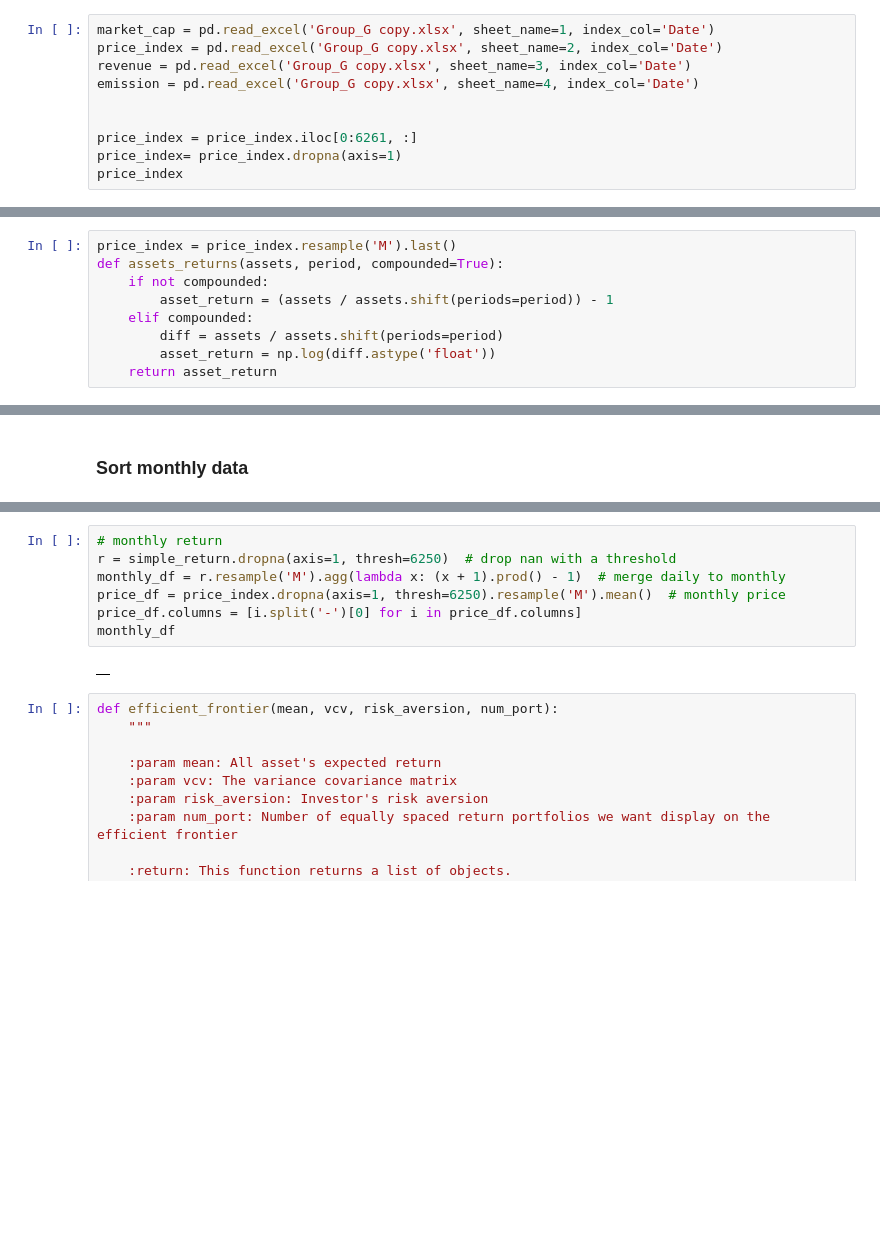
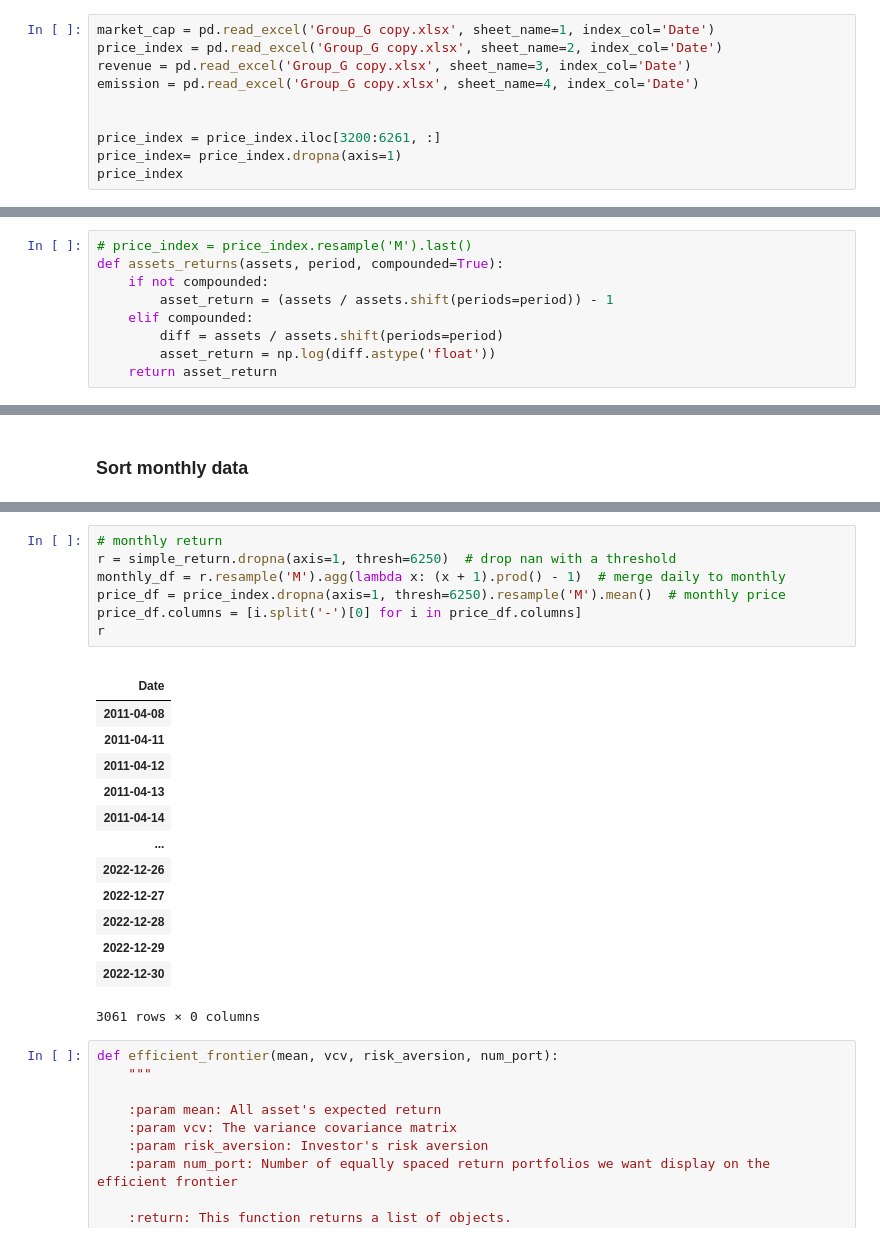
Before and after one commit to victoriawong1123/quant_asset, a Jupyter notebook: project_testing/Final_QARM_Projectcode.ipynb, the cells around one changed output, grey strips where cells are left out. Drawn from its saved outputs; the diff is of its cells as text; blank space fills up the shorter version.

```diff
--- a/project_testing/Final_QARM_Projectcode.ipynb
+++ b/project_testing/Final_QARM_Projectcode.ipynb
@@ -18,7 +18,7 @@ revenue = pd.read_excel('Group_G copy.xlsx', sheet_name=3, index_col='Date')
 emission = pd.read_excel('Group_G copy.xlsx', sheet_name=4, index_col='Date')
 
 
-price_index = price_index.iloc[0:6261, :]
+price_index = price_index.iloc[3200:6261, :]
 price_index= price_index.dropna(axis=1)
 price_index
 # %% [output]
@@ -39,5 +39,5 @@ price_index
 # %%
-price_index = price_index.resample('M').last()
+# price_index = price_index.resample('M').last()
 def assets_returns(assets, period, compounded=True):
     if not compounded:
         asset_return = (assets / assets.shift(periods=period)) - 1
@@ -360,12 +362,25 @@ annual_opt_vol = opt_sigma * np.sqrt(252)
 # %%
 # monthly return
 r = simple_return.dropna(axis=1, thresh=6250)  # drop nan with a threshold
 monthly_df = r.resample('M').agg(lambda x: (x + 1).prod() - 1)  # merge daily to monthly
 price_df = price_index.dropna(axis=1, thresh=6250).resample('M').mean()  # monthly price
 price_df.columns = [i.split('-')[0] for i in price_df.columns]
-monthly_df
+r
 # %% [output]
 |  |
+| Date |
+| 2011-04-08 |
+| 2011-04-11 |
+| 2011-04-12 |
+| 2011-04-13 |
+| 2011-04-14 |
+| ... |
+| 2022-12-26 |
+| 2022-12-27 |
+| 2022-12-28 |
+| 2022-12-29 |
+| 2022-12-30 |
+3061 rows × 0 columns
 # %%
 def efficient_frontier(mean, vcv, risk_aversion, num_port):
     """
```
Also changed, not shown: parts of 13 cells of this notebook.
